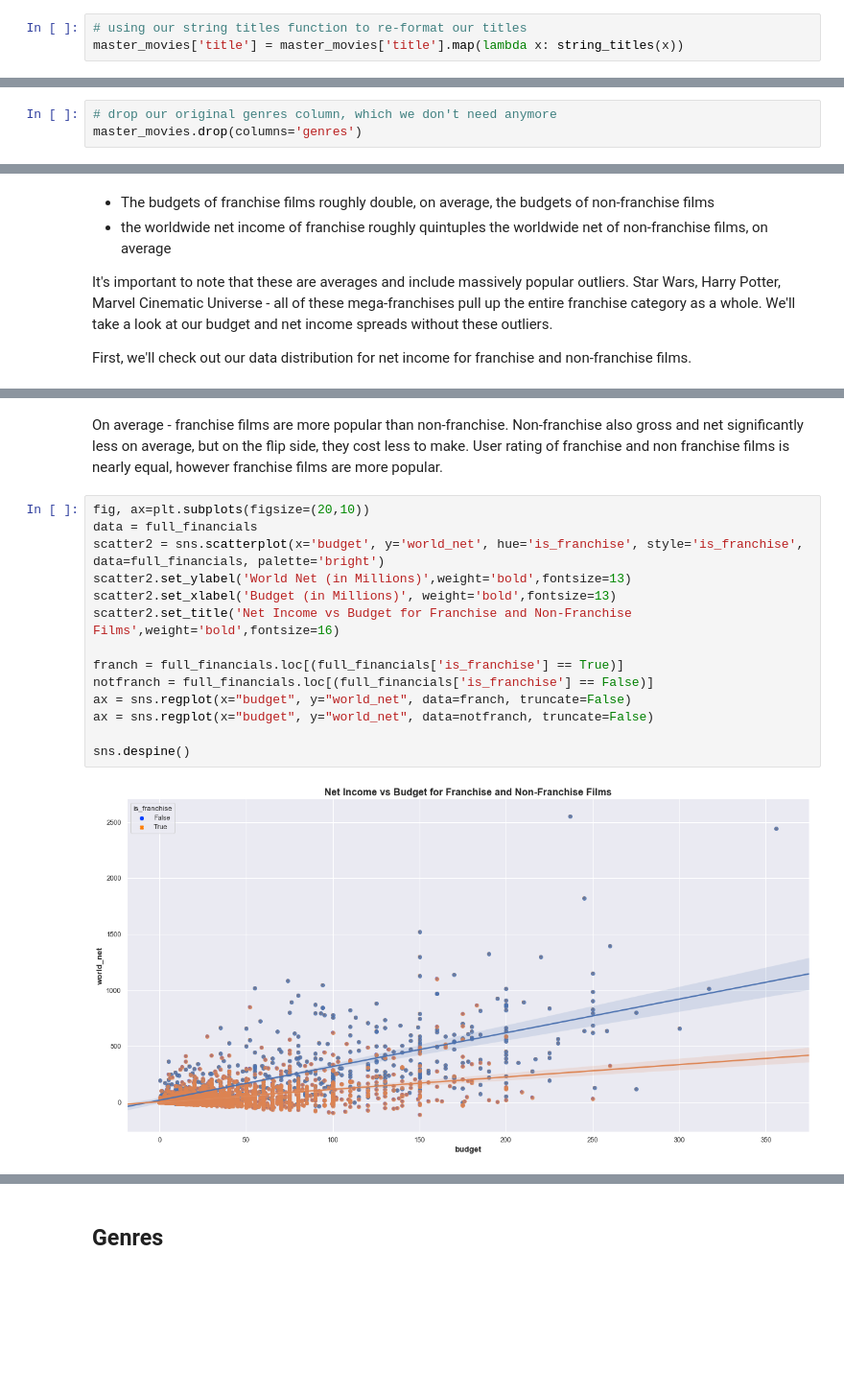
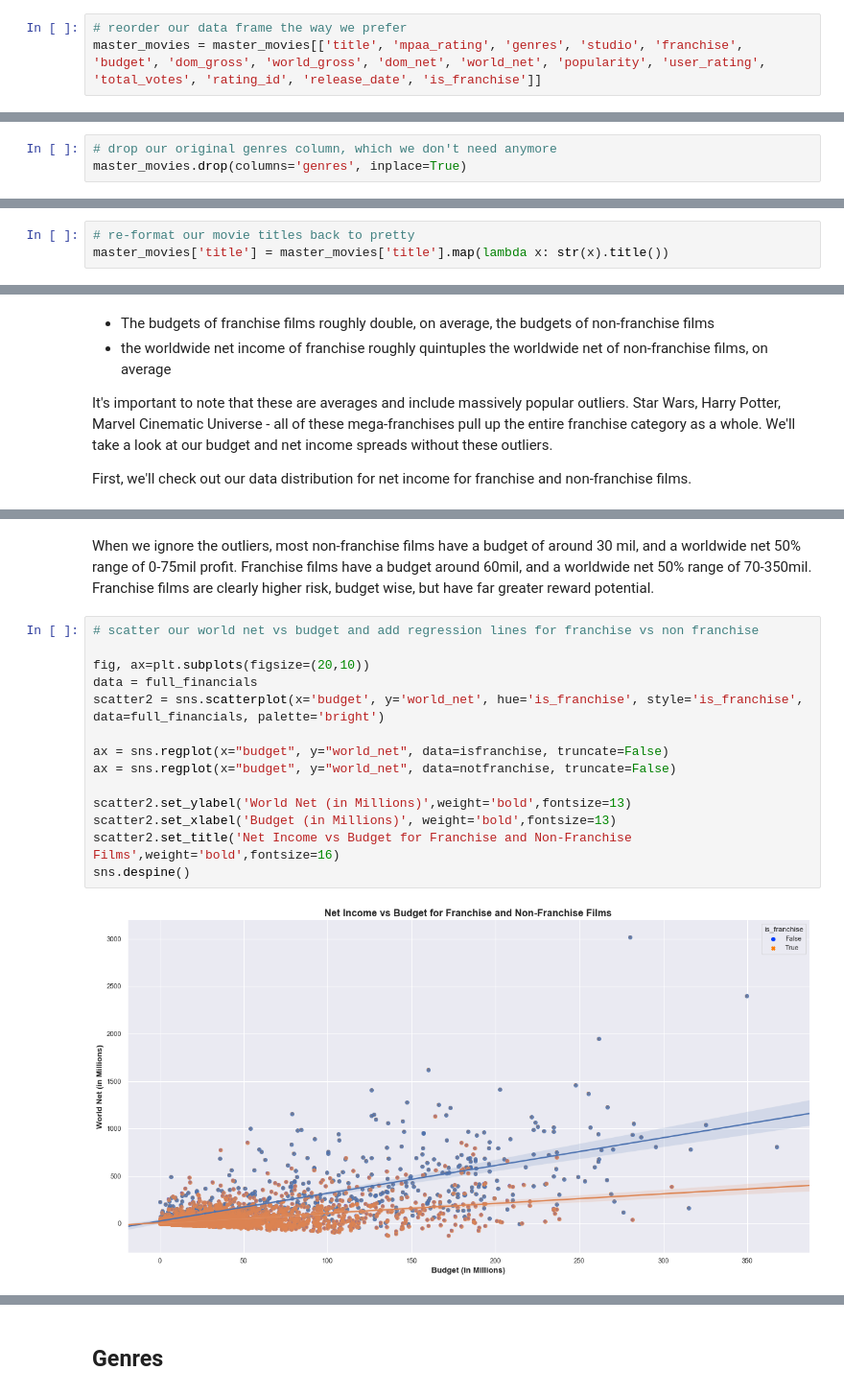
Before and after one commit to threnjen/dsc-mod-1-project-v2-1-online-ds-sp-000, a Jupyter notebook: student.ipynb, the cells around one changed output, grey strips where cells are left out. Shown at 96% size. Cells and saved outputs as stored; diff of their text form; blank space fills up the shorter version.

```diff
--- a/student.ipynb
+++ b/student.ipynb
@@ -1697,7 +1693,7 @@ master_movies.loc[(master_movies['title'] == 'fast & furious 6'), 'is_franchise'
 master_movies.loc[(master_movies['title'] == 'mission impossible ghost protocol'), 'is_franchise'] = True
 master_movies.loc[(master_movies['title'] == 'mission impossible rogue nation'), 'is_franchise'] = True
 master_movies.loc[(master_movies['title'] == 'men in black ii'), 'is_franchise'] = True
-# %%
-# using our string titles function to re-format our titles
-master_movies['title'] = master_movies['title'].map(lambda x: string_titles(x))
+# %%
+# reorder our data frame the way we prefer
+master_movies = master_movies[['title', 'mpaa_rating', 'genres', 'studio', 'franchise', 'budget', 'dom_gross', 'world_gross', 'dom_net', 'world_net', 'popularity', 'user_rating', 'total_votes', 'rating_id', 'release_date', 'is_franchise']]
 # %%
@@ -1711,4 +1708,4 @@ genre_map = master_movies['genres'].str.join(',').str.get_dummies(sep=',').astyp
 master_movies = master_movies.join(genre_map, how="left")
 # %%
 # drop our original genres column, which we don't need anymore
-master_movies.drop(columns='genres')
+master_movies.drop(columns='genres', inplace=True)
@@ -1729,0 +1712,3 @@ master_movies.drop(columns='genres')
+# %%
+# re-format our movie titles back to pretty
+master_movies['title'] = master_movies['title'].map(lambda x: str(x).title())
@@ -2075,20 +2046,19 @@ sns.despine();
-# %% [markdown]
-On average - franchise films are more popular than non-franchise. Non-franchise also gross and net significantly less on average, but on the flip side, they cost less to make.
-User rating of franchise and non franchise films is nearly equal, however franchise films are more popular.
+# %% [markdown]
+When we ignore the outliers, most non-franchise films have a budget of around 30 mil, and a worldwide net 50% range of 0-75mil profit. Franchise films have a budget around 60mil, and a worldwide net 50% range of 70-350mil. Franchise films are clearly higher risk, budget wise, but have far greater reward potential.
 # %%
+# scatter our world net vs budget and add regression lines for franchise vs non franchise
+
 fig, ax=plt.subplots(figsize=(20,10))
 data = full_financials
 scatter2 = sns.scatterplot(x='budget', y='world_net', hue='is_franchise', style='is_franchise', data=full_financials, palette='bright')
+
+ax = sns.regplot(x="budget", y="world_net", data=isfranchise, truncate=False)
+ax = sns.regplot(x="budget", y="world_net", data=notfranchise, truncate=False)
+
 scatter2.set_ylabel('World Net (in Millions)',weight='bold',fontsize=13)
 scatter2.set_xlabel('Budget (in Millions)', weight='bold',fontsize=13)
 scatter2.set_title('Net Income vs Budget for Franchise and Non-Franchise Films',weight='bold',fontsize=16)
-
-franch = full_financials.loc[(full_financials['is_franchise'] == True)]
-notfranch = full_financials.loc[(full_financials['is_franchise'] == False)]
-ax = sns.regplot(x="budget", y="world_net", data=franch, truncate=False)
-ax = sns.regplot(x="budget", y="world_net", data=notfranch, truncate=False)
-
 sns.despine()
 # %% [output]
-[figure, old version]
+[figure, new version]
 # %% [markdown]
```
Also changed, not shown: parts of 115 cells of this notebook.
